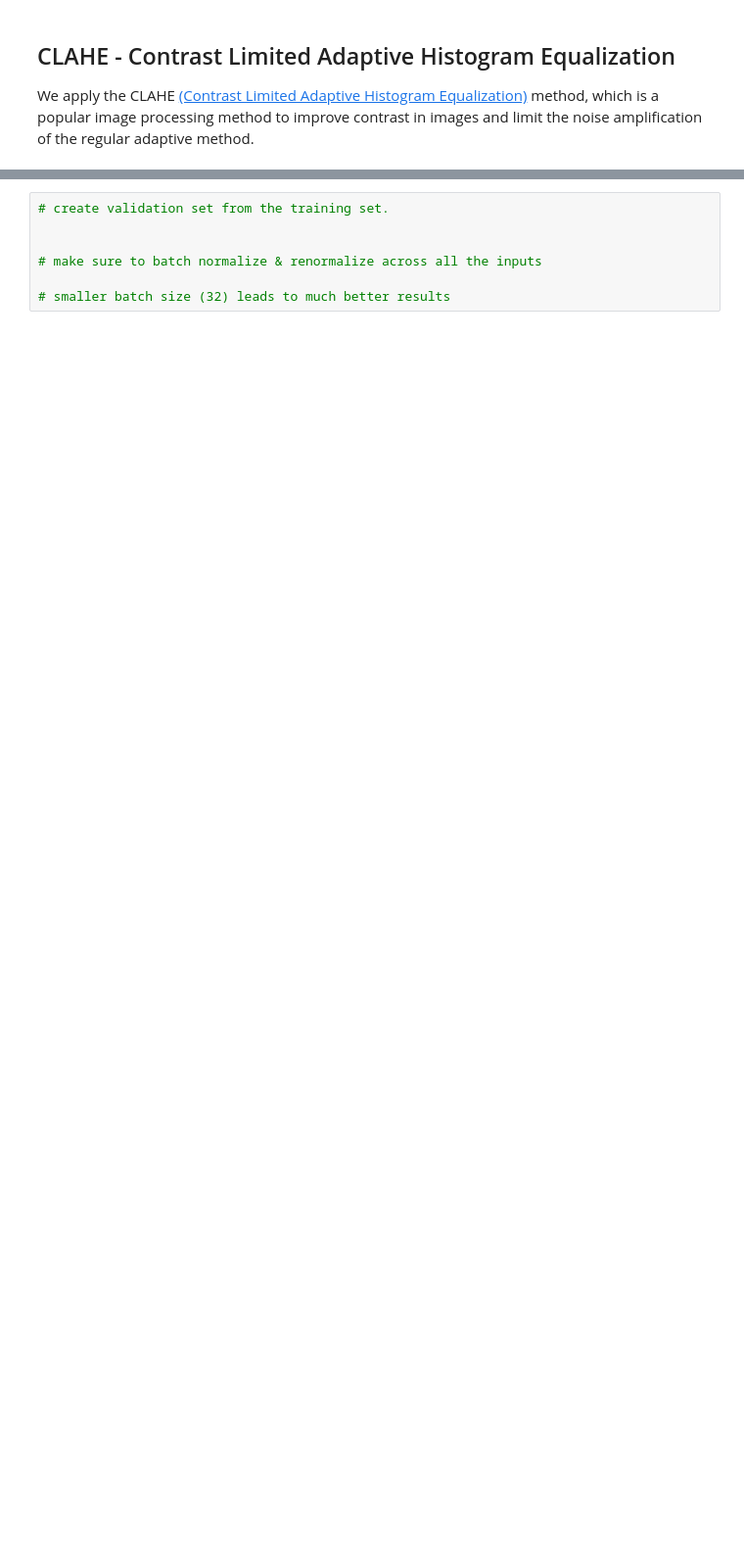
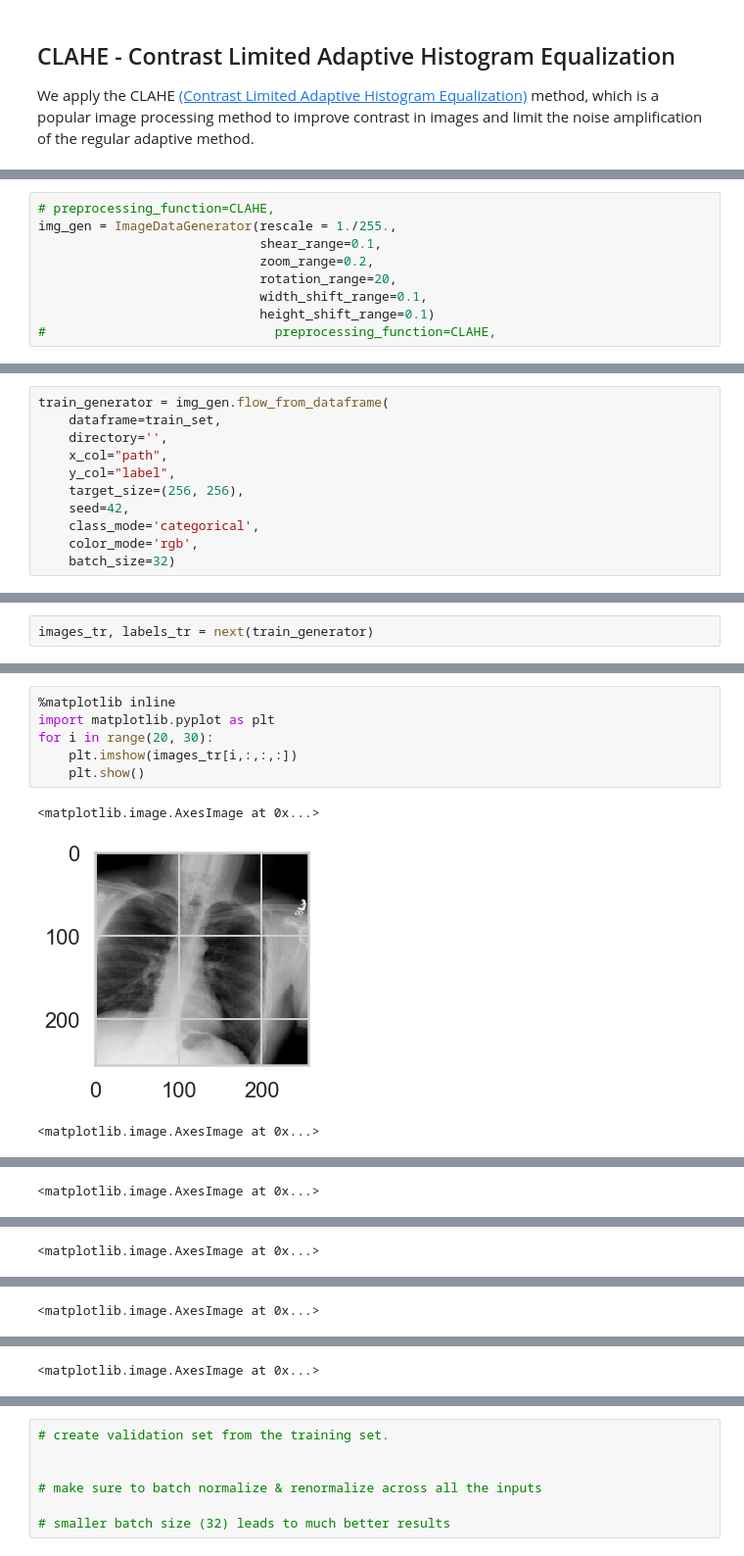
Before and after one commit to yasharmansouri/NIH-Chest-X-ray-Pathology-Detection, a Jupyter notebook: nih_xray.ipynb, the cells around one changed output, grey strips where cells are left out. Shown: that part at 98% size. Drawn from its saved outputs; the diff is of its cells as text; blank space fills up the shorter version.

```diff
--- a/nih_xray.ipynb
+++ b/nih_xray.ipynb
@@ -459,0 +383,9 @@ TypeError: __class__ assignment: 'DeviceSpecV1' object layout differs from 'Devi
+# %%
+# preprocessing_function=CLAHE,
+img_gen = ImageDataGenerator(rescale = 1./255.,
+                             shear_range=0.1,
+                             zoom_range=0.2,
+                             rotation_range=20,
+                             width_shift_range=0.1,
+                             height_shift_range=0.1)
+#                              preprocessing_function=CLAHE,
@@ -459,0 +409,11 @@ TypeError: __class__ assignment: 'DeviceSpecV1' object layout differs from 'Devi
+# %%
+train_generator = img_gen.flow_from_dataframe(
+    dataframe=train_set,
+    directory='',
+    x_col="path",
+    y_col="label",
+    target_size=(256, 256),
+    seed=42,
+    class_mode='categorical',
+    color_mode='rgb',
+    batch_size=32)
@@ -459,0 +422,2 @@ TypeError: __class__ assignment: 'DeviceSpecV1' object layout differs from 'Devi
+# %%
+images_tr, labels_tr = next(train_generator)
@@ -459,0 +450,10 @@ TypeError: __class__ assignment: 'DeviceSpecV1' object layout differs from 'Devi
+# %%
+%matplotlib inline
+import matplotlib.pyplot as plt
+for i in range(20, 30):
+    plt.imshow(images_tr[i,:,:,:])
+    plt.show()
+# %% [output]
+<matplotlib.image.AxesImage at 0x...>
+[figure, added]
+<matplotlib.image.AxesImage at 0x...>
@@ -459,0 +461 @@ TypeError: __class__ assignment: 'DeviceSpecV1' object layout differs from 'Devi
+<matplotlib.image.AxesImage at 0x...>
@@ -459,0 +463 @@ TypeError: __class__ assignment: 'DeviceSpecV1' object layout differs from 'Devi
+<matplotlib.image.AxesImage at 0x...>
@@ -459,0 +465 @@ TypeError: __class__ assignment: 'DeviceSpecV1' object layout differs from 'Devi
+<matplotlib.image.AxesImage at 0x...>
@@ -459,0 +467 @@ TypeError: __class__ assignment: 'DeviceSpecV1' object layout differs from 'Devi
+<matplotlib.image.AxesImage at 0x...>
```
Also changed, not shown: parts of 54 cells of this notebook.
